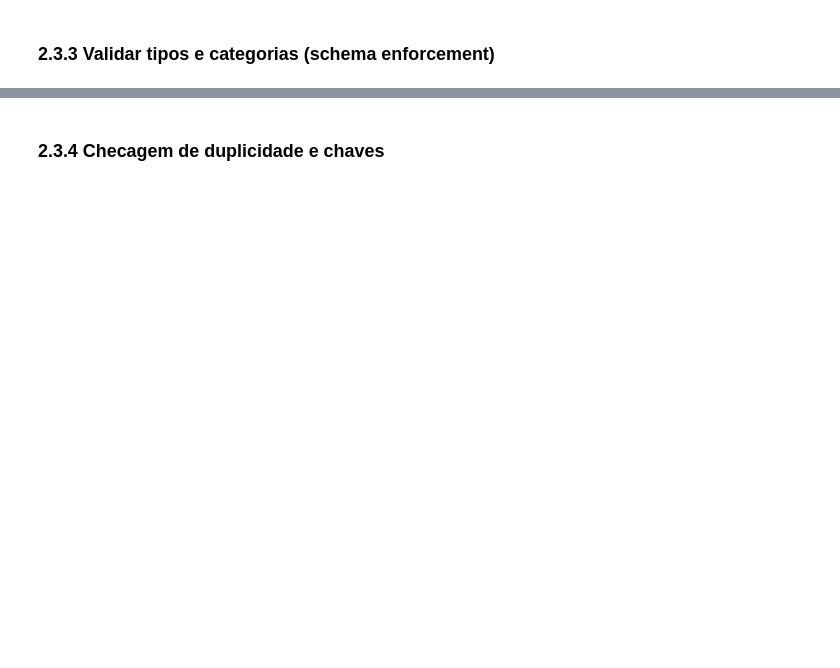
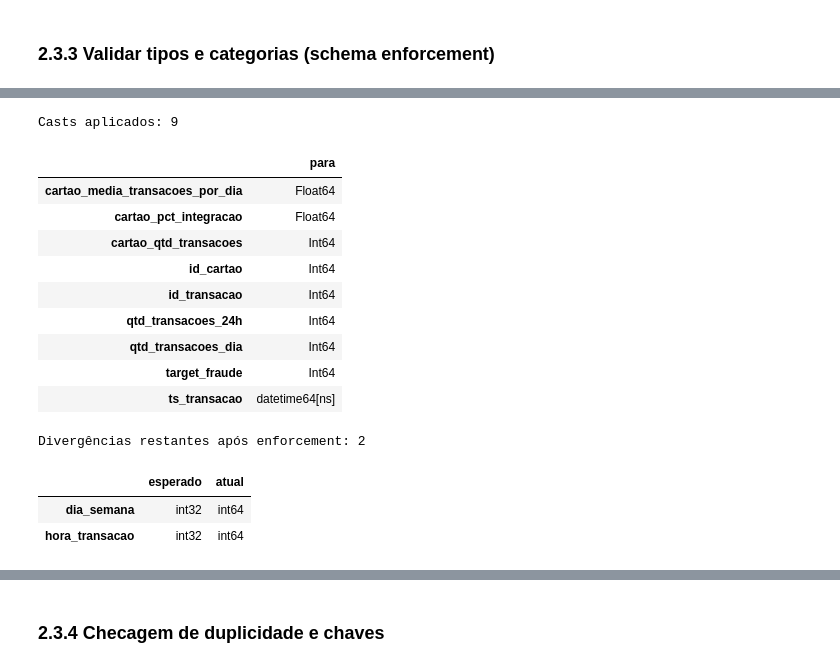
Before and after one commit to lpdata/fraude_bilhetagem, a Jupyter notebook: notebooks/03_modelagem.ipynb, the cells around one changed output, grey strips where cells are left out. Drawn from its saved outputs; the diff is of its cells as text; code cells hidden in the pictures; blank space fills up the shorter version.

```diff
--- a/notebooks/03_modelagem.ipynb
+++ b/notebooks/03_modelagem.ipynb
@@ -73,0 +367,73 @@ Essa combinação de modelos garante uma comparação justa entre abordagens lin
+# %%
+import pandas as pd
+
+# aplicar casts com base no schema exportado
+casts_aplicados = {}
+
+for col, expected_type in expected_dtypes.items():
+    if col not in df.columns:
+        continue
+
+    # datetime
+    if expected_type == "datetime64[ns]":
+        if df[col].dtype != "datetime64[ns]":
+            df[col] = pd.to_datetime(df[col], errors="coerce")
+            casts_aplicados[col] = {"para": expected_type}
+
+    # category
+    elif expected_type == "category":
+        if str(df[col].dtype) != "category":
+            df[col] = df[col].astype("category")
+            casts_aplicados[col] = {"para": expected_type}
+
+    # pandas nullable integer
+    elif expected_type == "Int64":
+        if str(df[col].dtype) != "Int64":
+            df[col] = pd.to_numeric(df[col], errors="coerce").astype("Int64")
+            casts_aplicados[col] = {"para": expected_type}
+
+    # pandas nullable float
+    elif expected_type == "Float64":
+        if str(df[col].dtype) != "Float64":
+            df[col] = pd.to_numeric(df[col], errors="coerce").astype("Float64")
+            casts_aplicados[col] = {"para": expected_type}
+
+    # numpy/int/float padrão
+    else:
+
+        pass
+
+print("Casts aplicados:", len(casts_aplicados))
+if casts_aplicados:
+    display(pd.DataFrame(casts_aplicados).T.sort_index())
+
+# revalidar divergências após enforcement
+type_mismatches_after = {}
+for col, expected_type in expected_dtypes.items():
+    if col not in df.columns:
+        continue
+    current_type = str(df[col].dtype)
+    if current_type != expected_type:
+        type_mismatches_after[col] = {"esperado": expected_type, "atual": current_type}
+
+print("\nDivergências restantes após enforcement:", len(type_mismatches_after))
+if type_mismatches_after:
+    display(pd.DataFrame(type_mismatches_after).T.sort_index())
+else:
+    print("OK — tipos alinhados ao schema exportado.")
+# %% [output]
+Casts aplicados: 9
+|  | para |
+| cartao_media_transacoes_por_dia | Float64 |
+| cartao_pct_integracao | Float64 |
+| cartao_qtd_transacoes | Int64 |
+| id_cartao | Int64 |
+| id_transacao | Int64 |
+| qtd_transacoes_24h | Int64 |
+| qtd_transacoes_dia | Int64 |
+| target_fraude | Int64 |
+| ts_transacao | datetime64[ns] |
+Divergências restantes após enforcement: 2
+|  | esperado | atual |
+| dia_semana | int32 | int64 |
+| hora_transacao | int32 | int64 |
```
Also changed, not shown: parts of 20 cells of this notebook.
